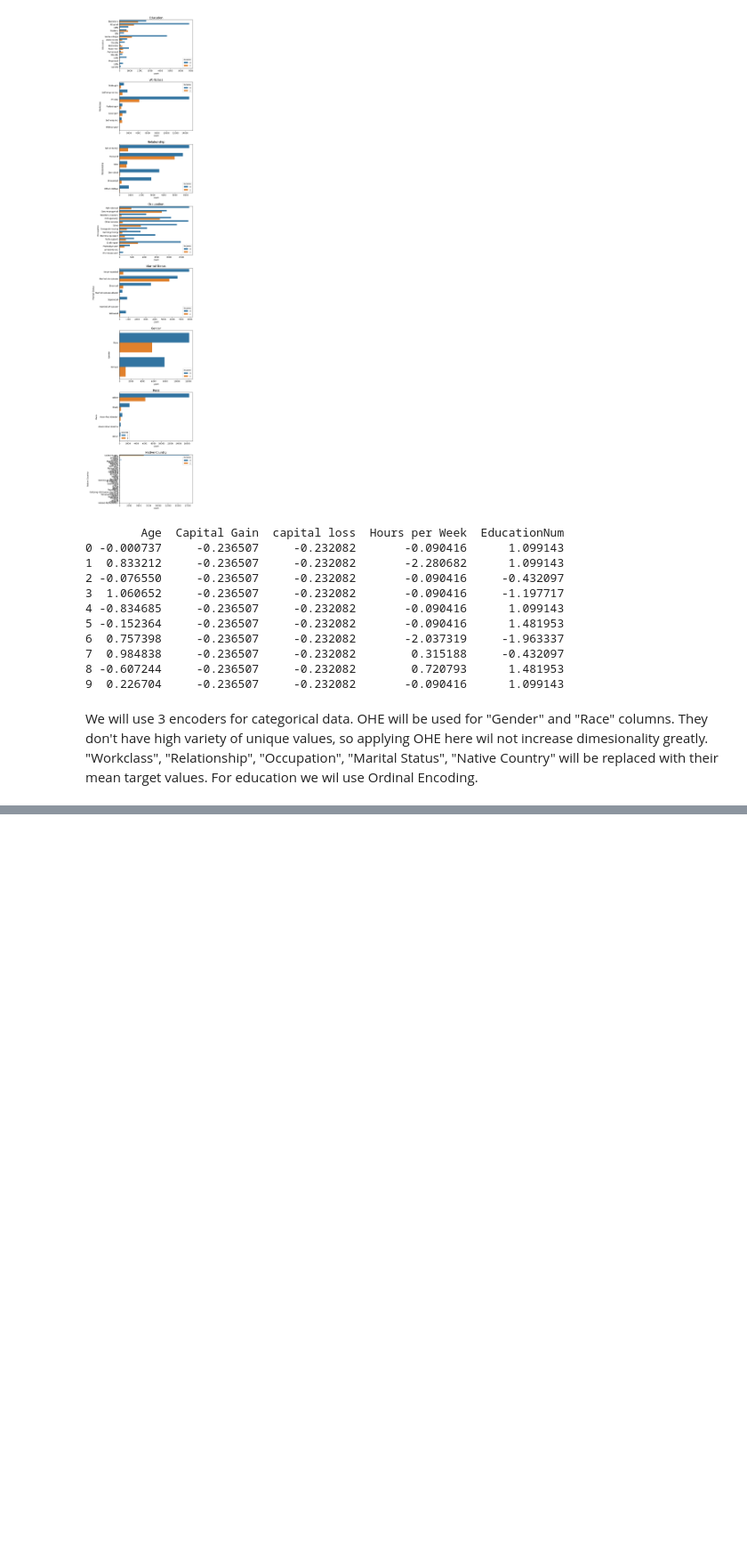
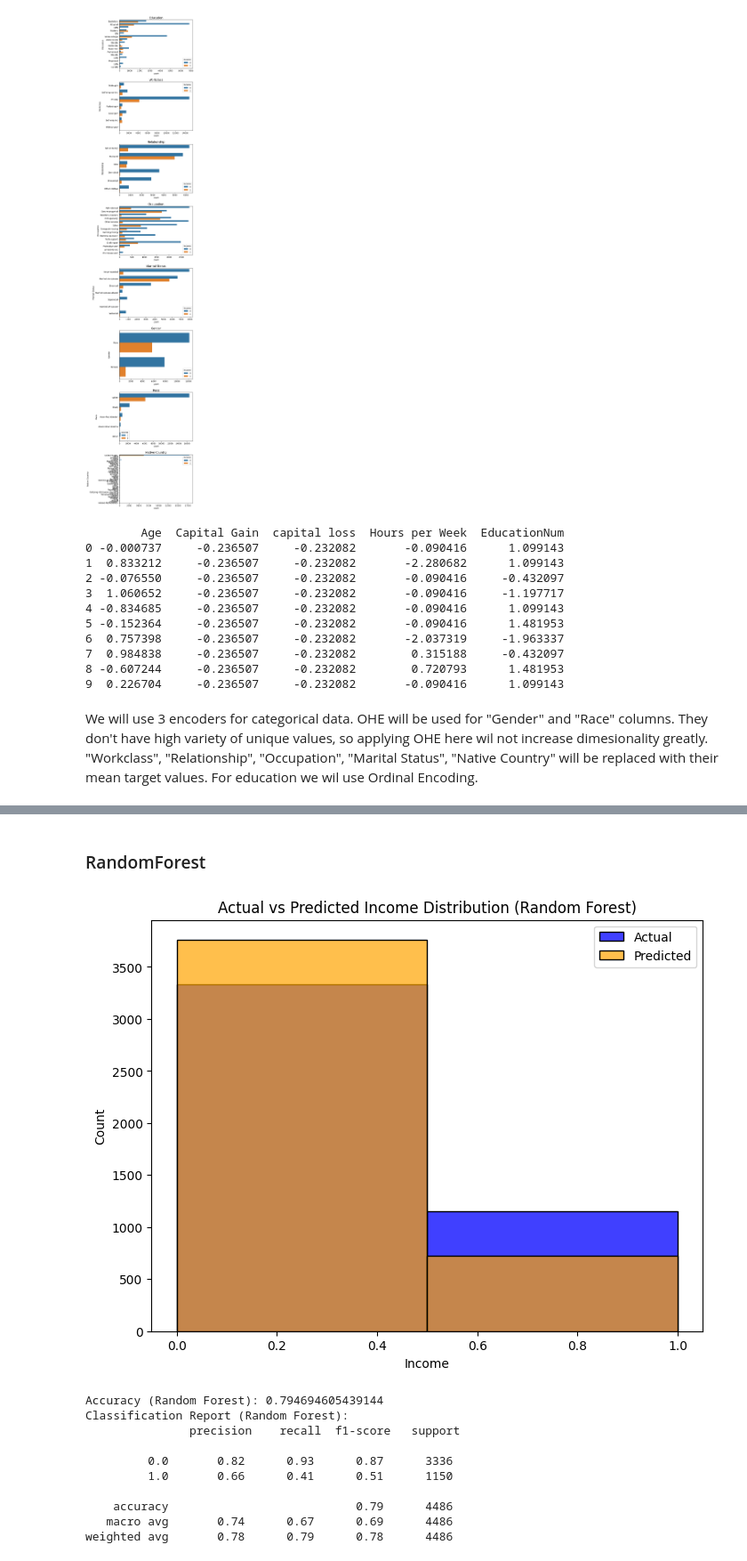
Before and after one commit to itzHiti/ml-endterm, a Jupyter notebook: donework.ipynb, the cells around one changed output, grey strips where cells are left out. Shown at 89% size. Saved outputs shown, nothing was run; the diff lists cells and outputs as text; code cells hidden in the pictures; blank space fills up the shorter version.

```diff
--- a/donework.ipynb
+++ b/donework.ipynb
@@ -245,0 +311,34 @@ print(df_encoded.head(10))
+# %% [markdown]
+### RandomForest
+# %%
+from sklearn.ensemble import RandomForestClassifier
+
+rf_model = RandomForestClassifier(n_estimators=100, random_state=42)
+
+rf_model.fit(X_train, y_train)
+
+y_pred_rf = rf_model.predict(X_val)
+
+plt.figure(figsize=(8, 6))
+sns.histplot(y_val, color="blue", label="Actual", kde=False, bins=2)
+sns.histplot(y_pred_rf, color="orange", label="Predicted", kde=False, bins=2, alpha=0.7)
+plt.legend()
+plt.title("Actual vs Predicted Income Distribution (Random Forest)")
+plt.xlabel("Income")
+plt.ylabel("Count")
+plt.show()
+
+print("Accuracy (Random Forest):", accuracy_score(y_val, y_pred_rf))
+print("Classification Report (Random Forest):\n", classification_report(y_val, y_pred_rf))
+# %% [output]
+[figure, added]
+Accuracy (Random Forest): 0.794694605439144
+Classification Report (Random Forest):
+               precision    recall  f1-score   support
+
+         0.0       0.82      0.93      0.87      3336
+         1.0       0.66      0.41      0.51      1150
+
+    accuracy                           0.79      4486
+   macro avg       0.74      0.67      0.69      4486
+weighted avg       0.78      0.79      0.78      4486
```
Also changed, not shown: parts of 16 cells of this notebook.
